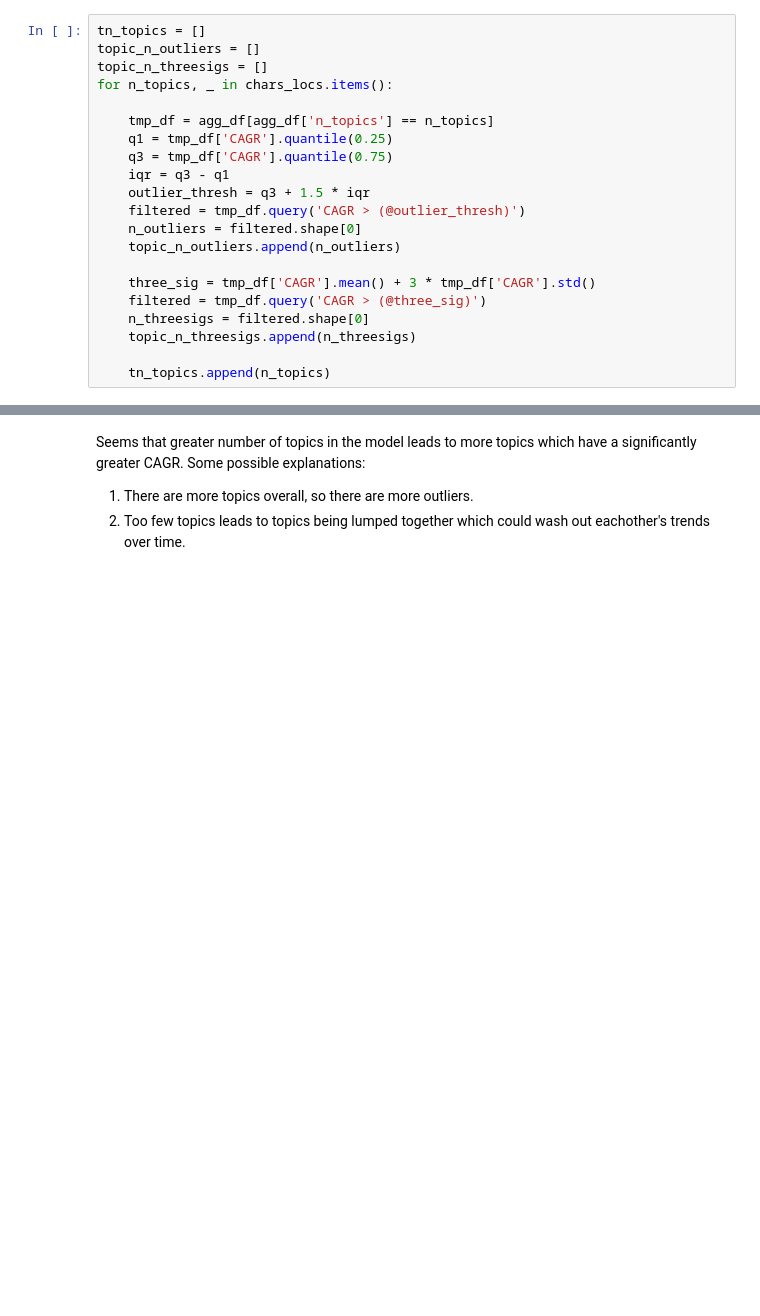
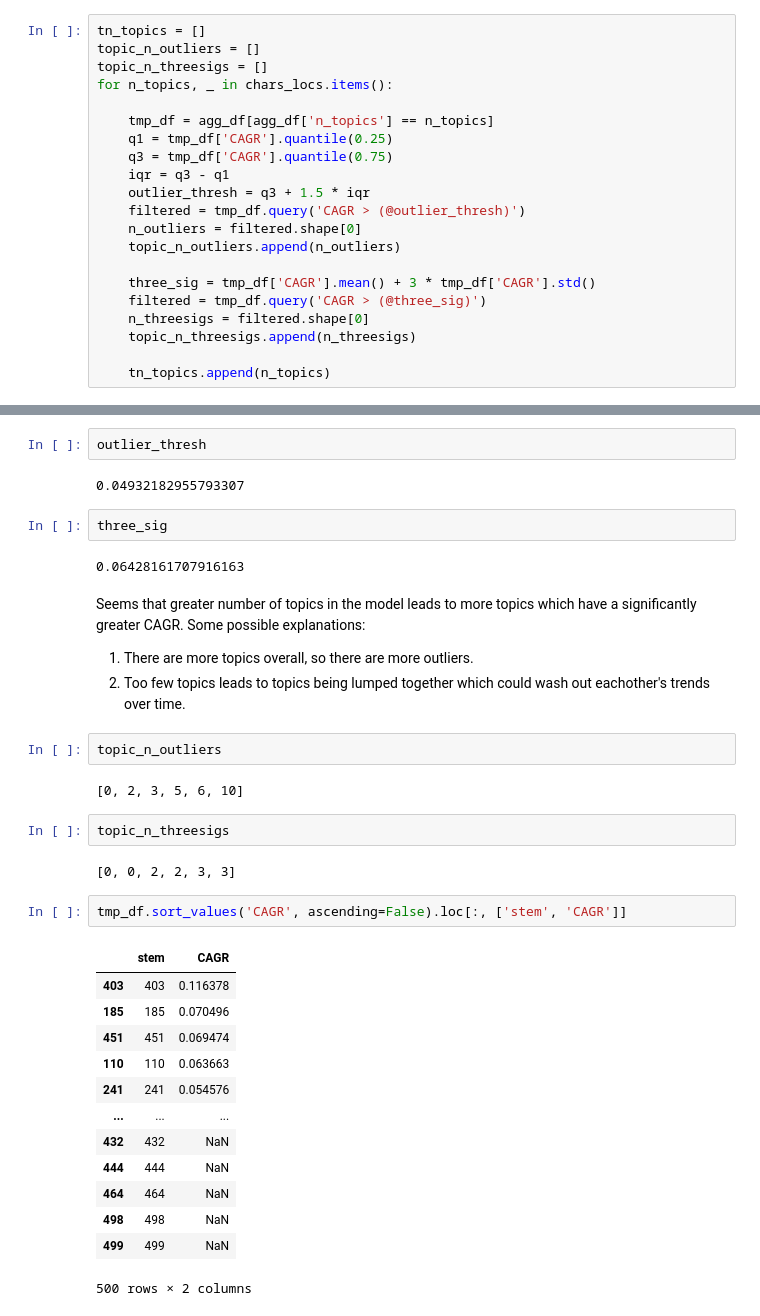
Before and after one commit to abuonomo/topic-emergence-ADS, a Jupyter notebook: notebook/arb-alchemy-07-astro2010-inference.ipynb, the cells around one changed output, grey strips where cells are left out. Saved outputs shown, nothing was run; the diff lists cells and outputs as text; blank space fills up the shorter version.

```diff
--- a/notebook/arb-alchemy-07-astro2010-inference.ipynb
+++ b/notebook/arb-alchemy-07-astro2010-inference.ipynb
@@ -146,4 +149,36 @@ plt.legend()
+# %%
+outlier_thresh
+# %% [output]
+0.04932182955793307
+# %%
+three_sig
+# %% [output]
+0.06428161707916163
 # %% [markdown]
 Seems that greater number of topics in the model leads to more topics which have a significantly greater CAGR. Some possible explanations:
 1) There are more topics overall, so there are more outliers.
 2) Too few topics leads to topics being lumped together which could wash out eachother's trends over time.
+# %%
+topic_n_outliers
+# %% [output]
+[0, 2, 3, 5, 6, 10]
+# %%
+topic_n_threesigs
+# %% [output]
+[0, 0, 2, 2, 3, 3]
+# %%
+tmp_df.sort_values('CAGR', ascending=False).loc[:, ['stem', 'CAGR']]
+# %% [output]
+|  | stem | CAGR |
+| 403 | 403 | 0.116378 |
+| 185 | 185 | 0.070496 |
+| 451 | 451 | 0.069474 |
+| 110 | 110 | 0.063663 |
+| 241 | 241 | 0.054576 |
+| ... | ... | ... |
+| 432 | 432 | NaN |
+| 444 | 444 | NaN |
+| 464 | 464 | NaN |
+| 498 | 498 | NaN |
+| 499 | 499 | NaN |
+500 rows × 2 columns
```
Also changed, not shown: parts of 9 cells of this notebook, 1 other file.
